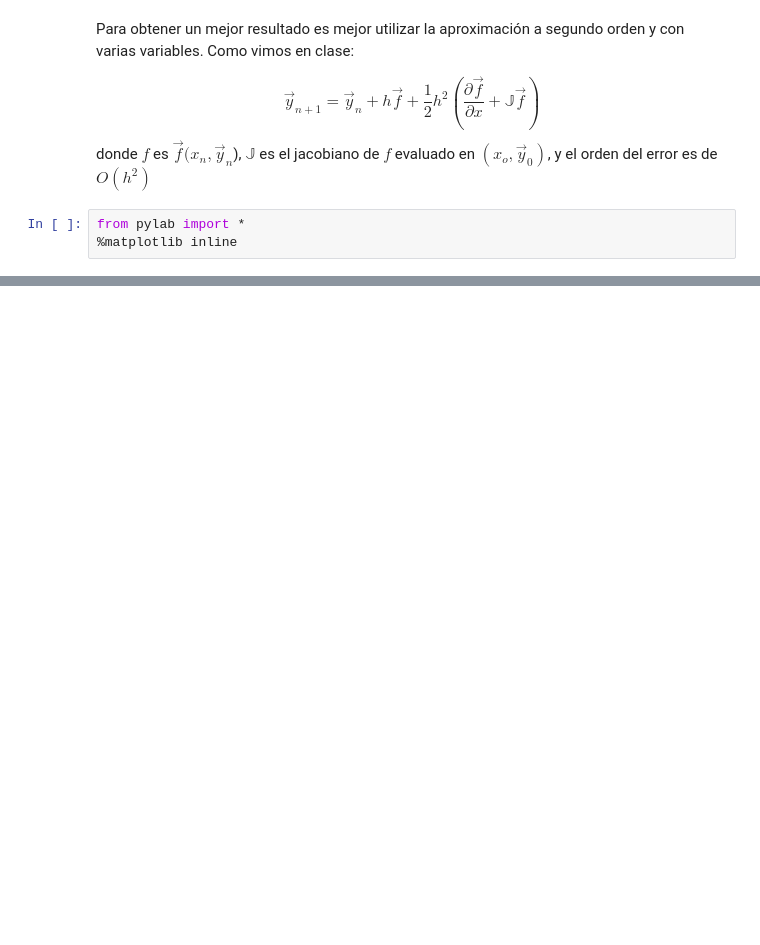
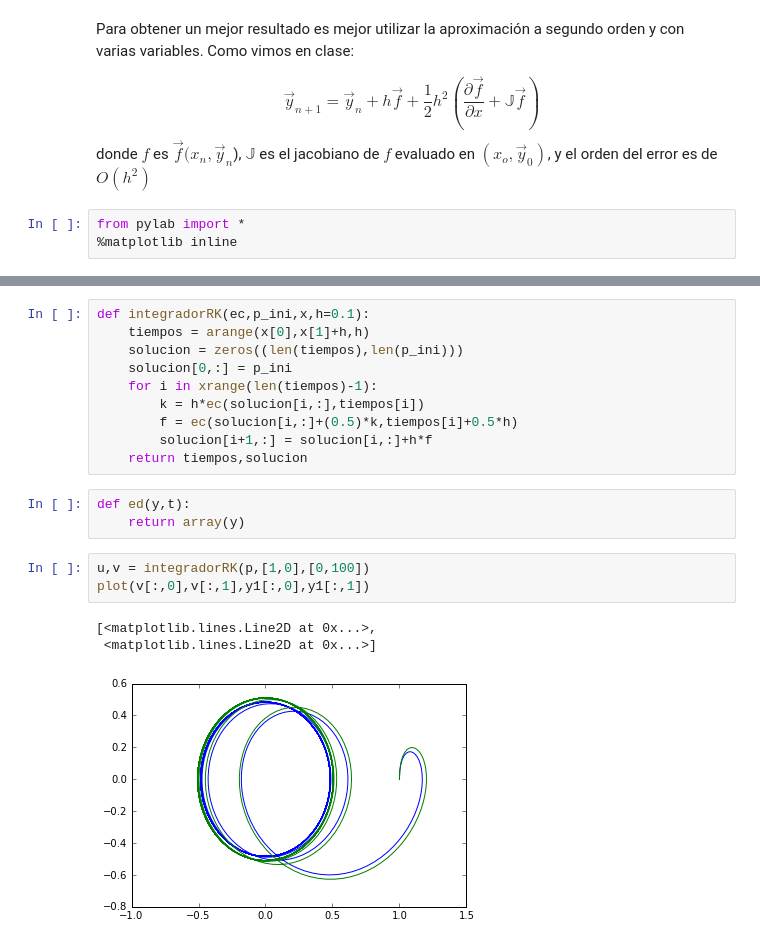
Before and after one commit to fcoenrqz/Integradores, a Jupyter notebook: Integracion mejorada (en varias dim.).ipynb, the cells around one changed output, grey strips where cells are left out. Cells and saved outputs as stored; diff of their text form; blank space fills up the shorter version.

```diff
--- a/Integracion mejorada (en varias dim.).ipynb
+++ b/Integracion mejorada (en varias dim.).ipynb
@@ -43,0 +67,20 @@ print B*C
+# %%
+def integradorRK(ec,p_ini,x,h=0.1):
+    tiempos = arange(x[0],x[1]+h,h)
+    solucion = zeros((len(tiempos),len(p_ini)))
+    solucion[0,:] = p_ini
+    for i in xrange(len(tiempos)-1):
+        k = h*ec(solucion[i,:],tiempos[i])
+        f = ec(solucion[i,:]+(0.5)*k,tiempos[i]+0.5*h)
+        solucion[i+1,:] = solucion[i,:]+h*f
+    return tiempos,solucion
+# %%
+def ed(y,t):
+    return array(y)
+# %%
+u,v = integradorRK(p,[1,0],[0,100])
+plot(v[:,0],v[:,1],y1[:,0],y1[:,1])
+# %% [output]
+[<matplotlib.lines.Line2D at 0x...>,
+ <matplotlib.lines.Line2D at 0x...>]
+[figure, added]
```
Also changed, not shown: parts of 17 cells of this notebook.
